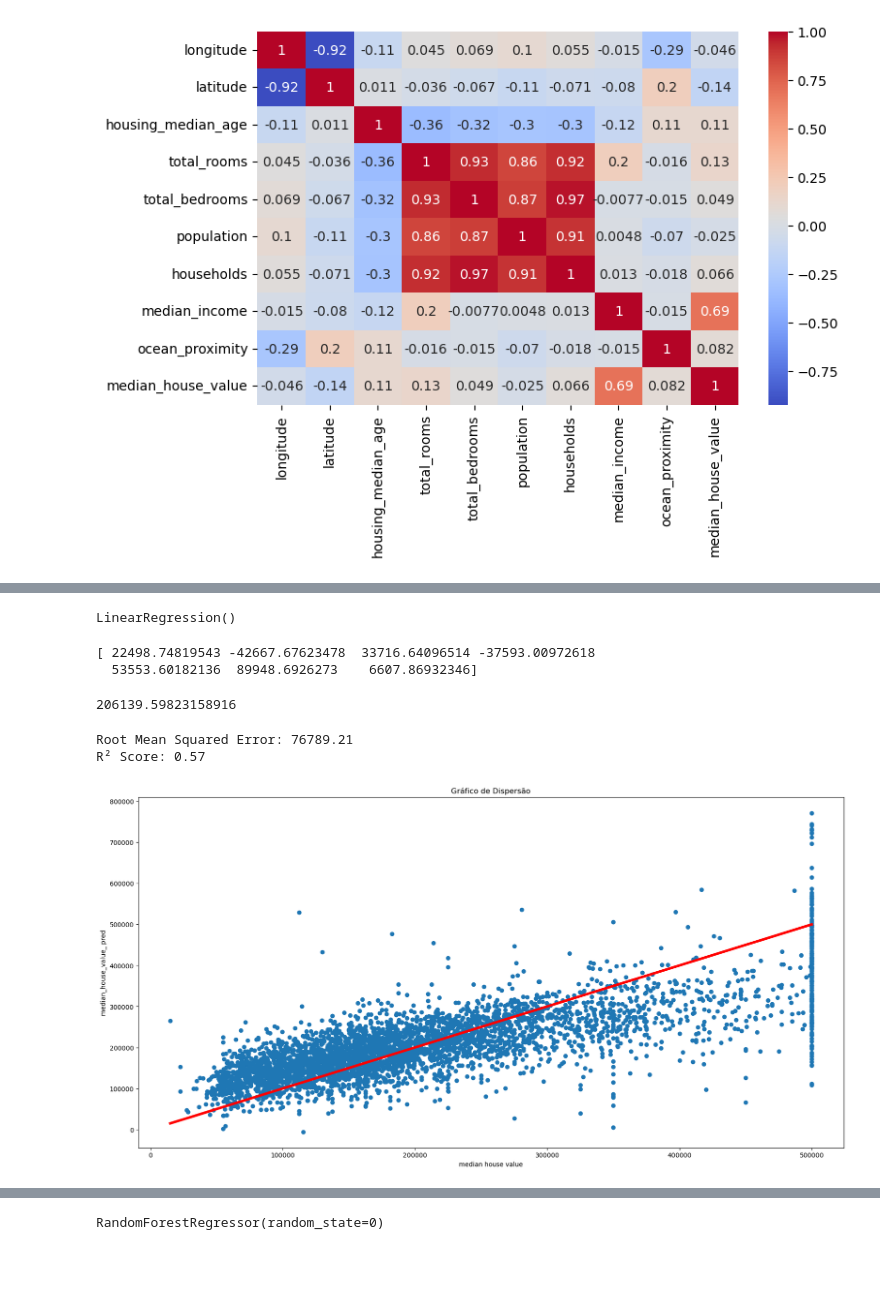
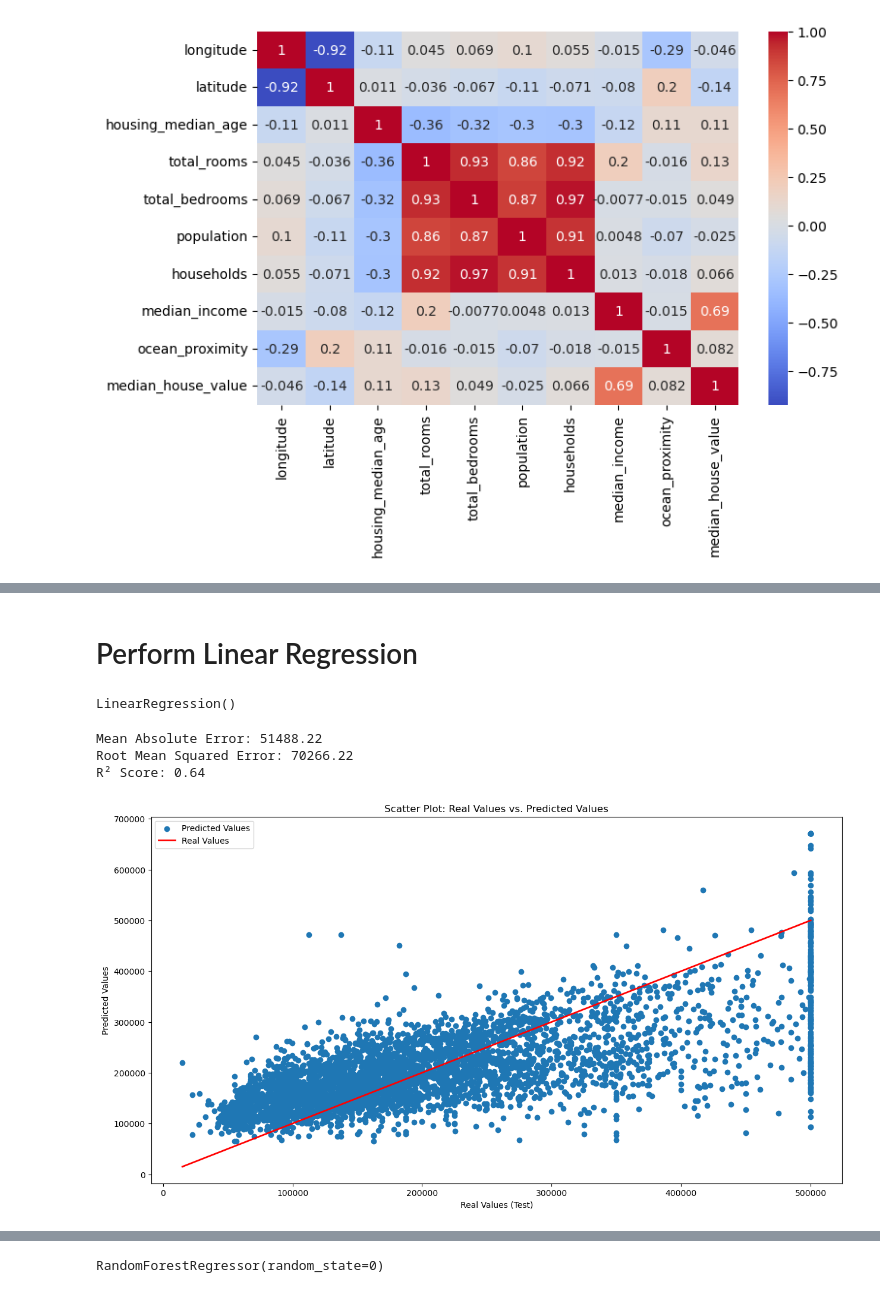
Before and after one commit to djalmarodriguess/Machine_Learning_Curse_SimpliLearn, a Jupyter notebook: Practice Project l.ipynb, the cells around one changed output, grey strips where cells are left out. Drawn from its saved outputs; the diff is of its cells as text; code cells hidden in the pictures; blank space fills up the shorter version.

```diff
--- a/Practice Project l.ipynb
+++ b/Practice Project l.ipynb
@@ -212,9 +196,9 @@ How can observation, dataset has some outliers values, this can be a future prob
 # %%
-#Split the dataset: Split the data into 80% training dataset and 20% test dataset.
+# Split the data into 80% training dataset and 20% test dataset.
 from sklearn.model_selection import train_test_split
 from sklearn.preprocessing import LabelEncoder
 
-X = df.iloc[:,2:-1]                    # Select Features
+X = df.iloc[:,:-1]                    # Select Features
 y = df['median_house_value'].copy()   # Select independent variable
 
 #Split the dataset
@@ -236 +218,3 @@ X_test_std = scaler.transform(X_test)
+# %% [markdown]
+# Perform Linear Regression
 # %%
@@ -244,39 +228,41 @@ lr = LinearRegression()
 lr.fit(X_train_std, y_train)
 # %% [output]
 LinearRegression()
-# %%
-print(lr.coef_)
-lr.intercept_
-# %% [output]
-[ 22498.74819543 -42667.67623478  33716.64096514 -37593.00972618
-  53553.60182136  89948.6926273    6607.86932346]
-206139.59823158916
 # %%
 # Make prediction on new data.
-y_pred = lr.predict(X_test_std)
+y_pred_lr = lr.predict(X_test_std)
 # %%
 #Print root mean squared error (RMSE) an R² Score from Linear Regression
-from sklearn.metrics import mean_squared_error, r2_score
+from sklearn.metrics import mean_squared_error, r2_score,mean_absolute_error
 
 # Using functions
-rmse = mean_squared_error(y_test, y_pred, squared=False)
-r2 = r2_score(y_test, y_pred)
+mae = mean_absolute_error(y_test, y_pred_lr)
+rmse = mean_squared_error(y_test, y_pred_lr, squared=False)
+r2 = r2_score(y_test, y_pred_lr)
 
 # Print error method
+print(f"Mean Absolute Error: {mae:.2f}")
 print(f"Root Mean Squared Error: {rmse:.2f}")
 print(f"R² Score: {r2:.2f}")
 # %% [output]
-Root Mean Squared Error: 76789.21
-R² Score: 0.57
+Mean Absolute Error: 51488.22
+Root Mean Squared Error: 70266.22
+R² Score: 0.64
 # %%
 import matplotlib.pyplot as plt
 
-plt.figure(figsize=(20, 10))
-plt.scatter(y_test, y_pred)
-plt.plot([y_test.min(), y_test.max()], [y_test.min(), y_test.max()], lw=4, color = 'red')
-plt.title('Gráfico de Dispersão')
-plt.xlabel('median house value')
-plt.ylabel('median_house_value_ pred')
-plt.show()
+plt.figure(figsize=(15, 8))
+
+# Scatter plot for predicted values (in blue)
+plt.scatter(y_test, y_pred, label='Predicted Values')
+
+# Red line to connect real values
+plt.plot([y_test.min(), y_test.max()], [y_test.min(), y_test.max()], 'r-',lw=2,  label='Real Values')
+
+# Add labels, legend and title
+plt.title('Scatter Plot: Real Values vs. Predicted Values')
+plt.xlabel('Real Values (Test)')
+plt.ylabel('Predicted Values')
+plt.legend();
 # %% [output]
-[figure, old version]
+[figure, new version]
```
Also changed, not shown: parts of 63 cells of this notebook.
